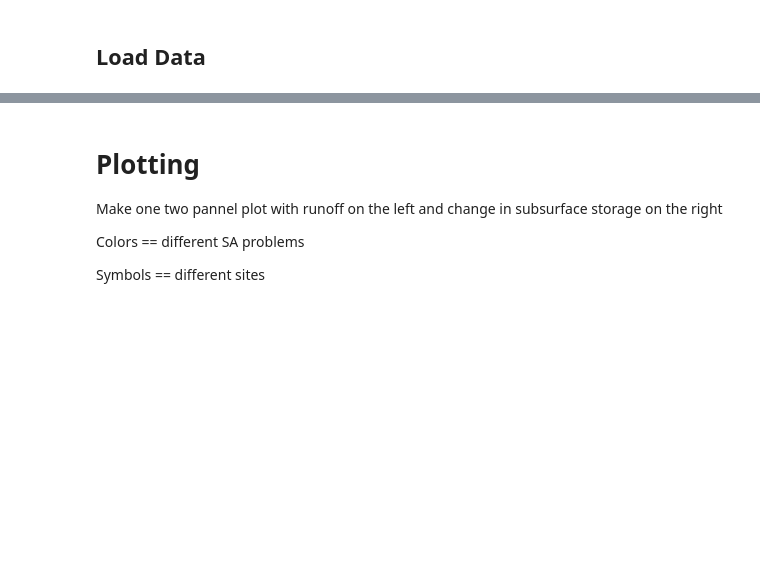
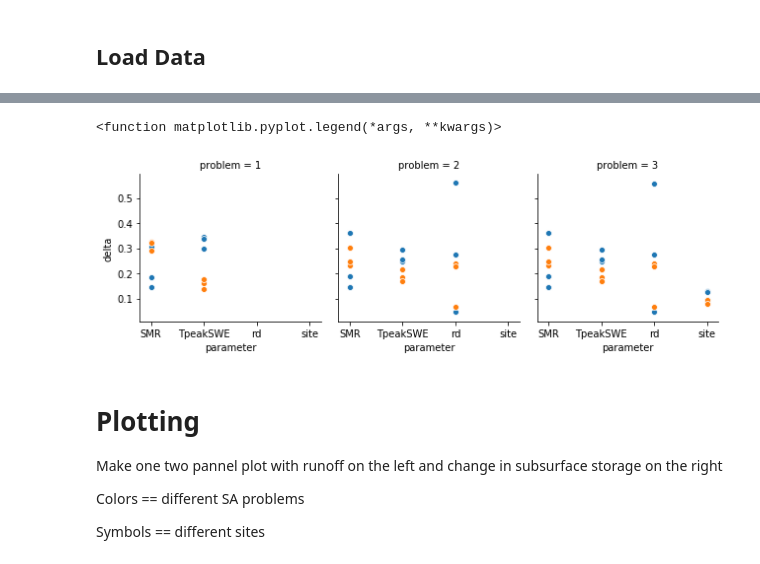
Before and after one commit to theobarnhart/rhessys_prep_analysis, a Jupyter notebook: smex/SA_delta_movement-revision.ipynb, the cells around one changed output, grey strips where cells are left out. Cells and saved outputs as stored; diff of their text form; code cells hidden in the pictures; blank space fills up the shorter version.

```diff
--- a/smex/SA_delta_movement-revision.ipynb
+++ b/smex/SA_delta_movement-revision.ipynb
@@ -158,3 +211,11 @@ df.head()
+# %%
+g = sns.FacetGrid(df.loc[(df.site != 'All') & (df.variable.isin(['E_PeakSWE','T_PeakSWE','ablRR_ET']))],
+                  col='problem', hue='site')
+g.map(sns.scatterplot,'parameter','delta')
+plt.legend
+# %% [output]
+<function matplotlib.pyplot.legend(*args, **kwargs)>
+[figure, added]
 # %% [markdown]
 # Plotting
 
```
Also changed, not shown: parts of 21 cells of this notebook, 7 other files.
